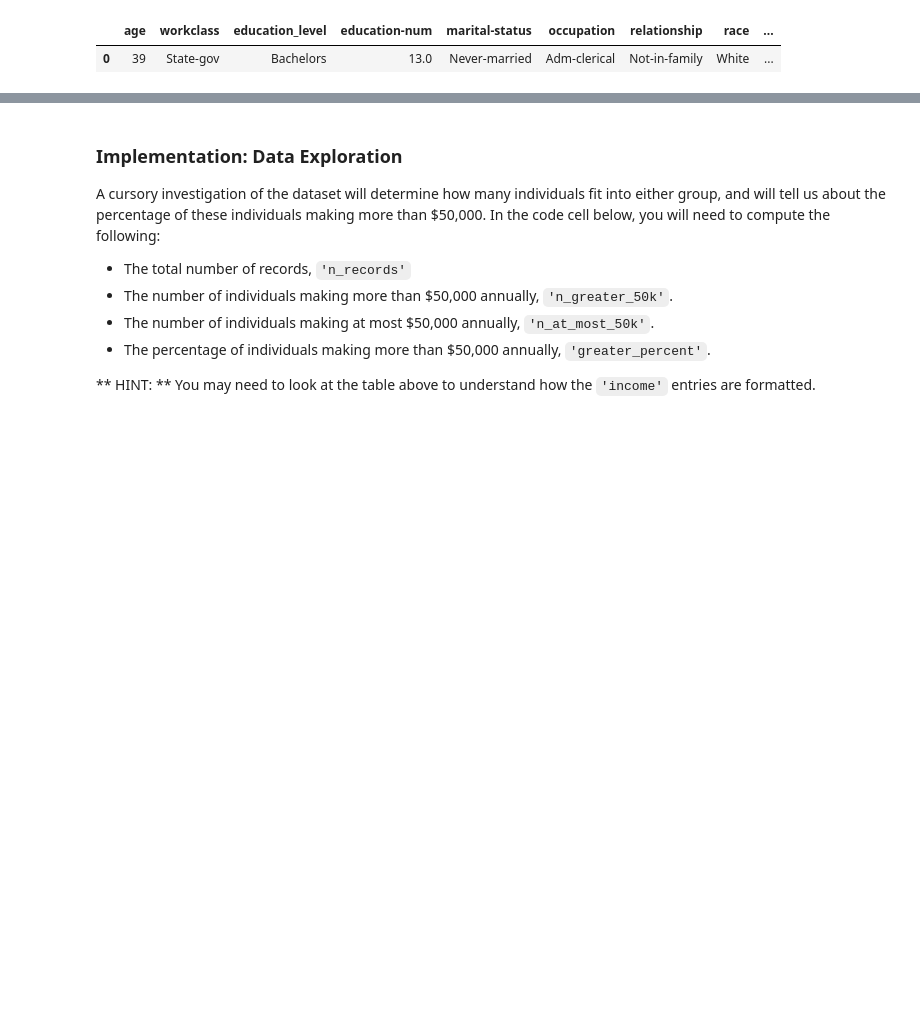
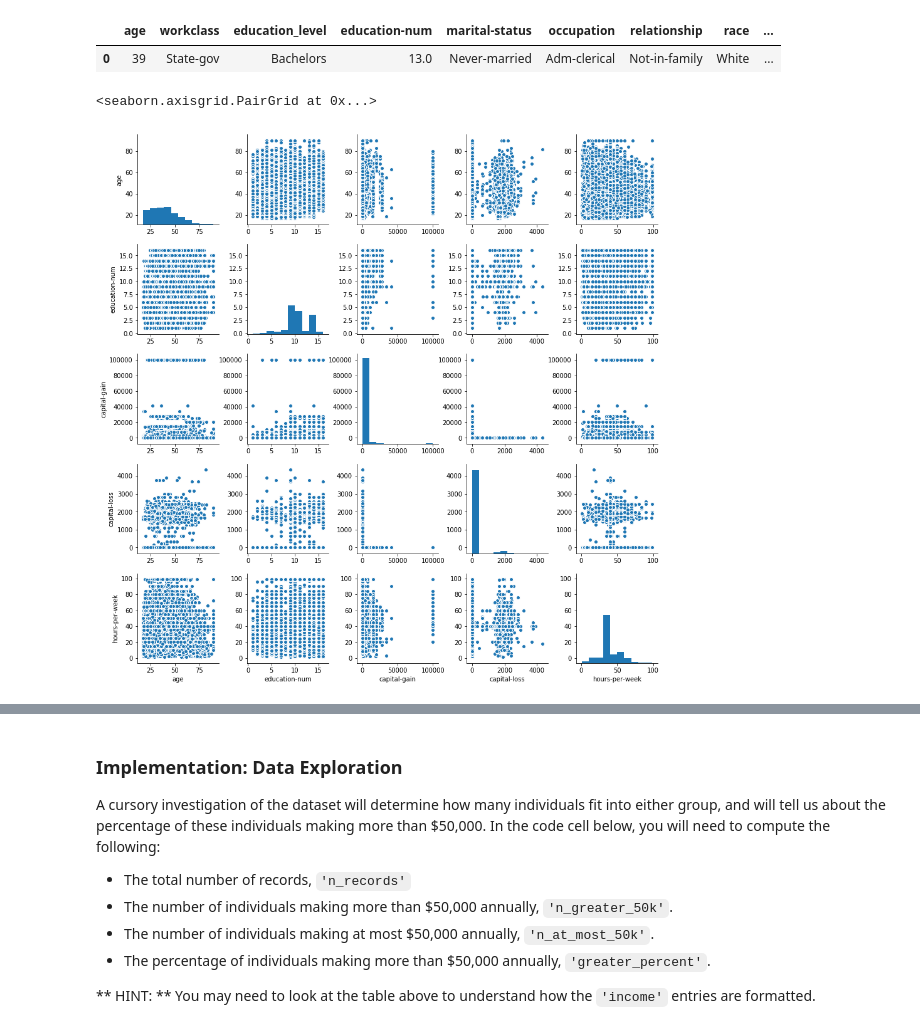
Before and after one commit to aberenyi73/machine-learning, a Jupyter notebook: projects/finding_donors/finding_donors.ipynb, the cells around one changed output, grey strips where cells are left out. Drawn from its saved outputs; the diff is of its cells as text; code cells hidden in the pictures; blank space fills up the shorter version.

```diff
--- a/projects/finding_donors/finding_donors.ipynb
+++ b/projects/finding_donors/finding_donors.ipynb
@@ -39,3 +39,9 @@ display(data.head(n=1))
 # %% [output]
 |  | age | workclass | education_level | education-num | marital-status | occupation | relationship | race | ... |
 | 0 | 39 | State-gov | Bachelors | 13.0 | Never-married | Adm-clerical | Not-in-family | White | ... |
+# %%
+import seaborn as sns
+sns.pairplot(data=data)
+# %% [output]
+<seaborn.axisgrid.PairGrid at 0x...>
+[figure, added]
```
Also changed, not shown: parts of 27 cells of this notebook.
